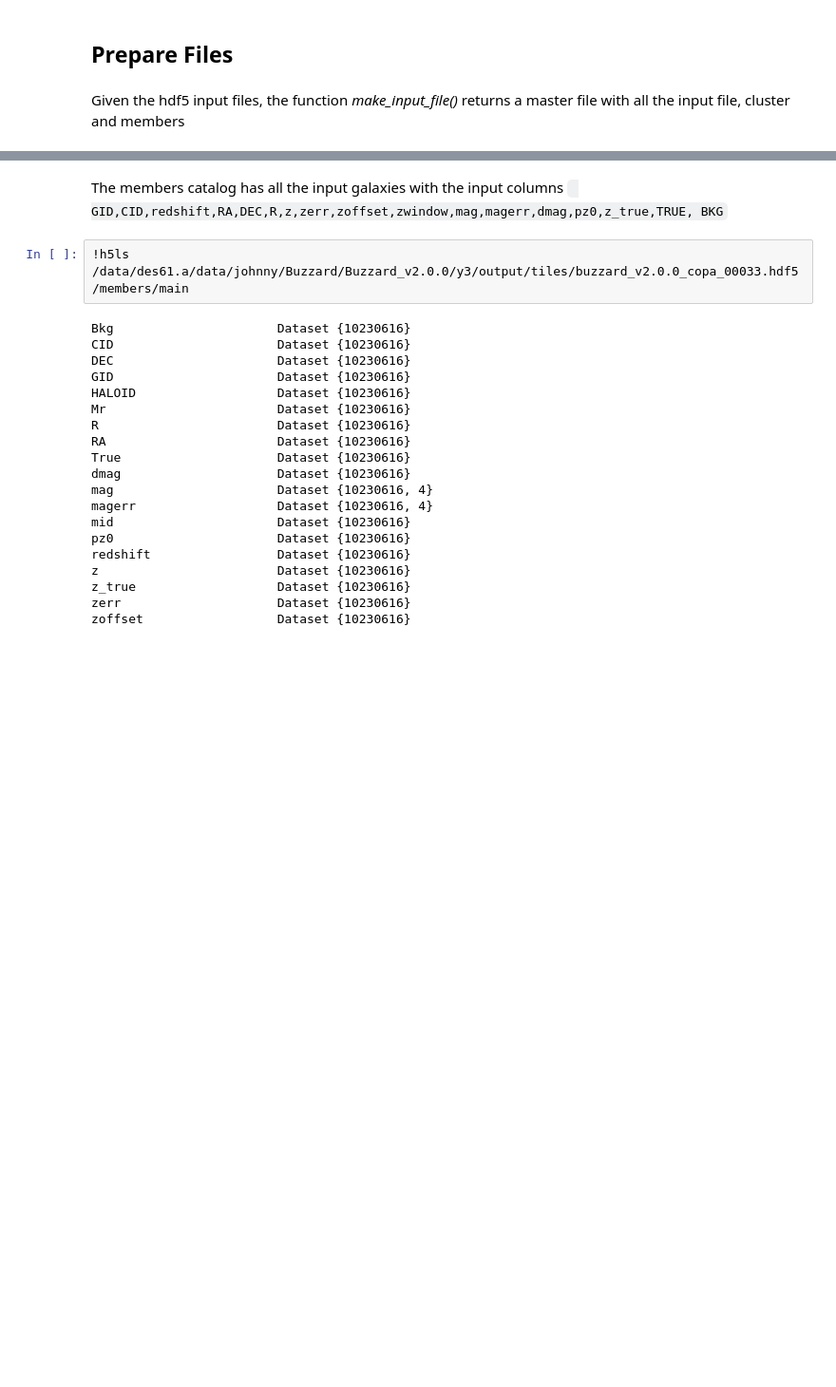
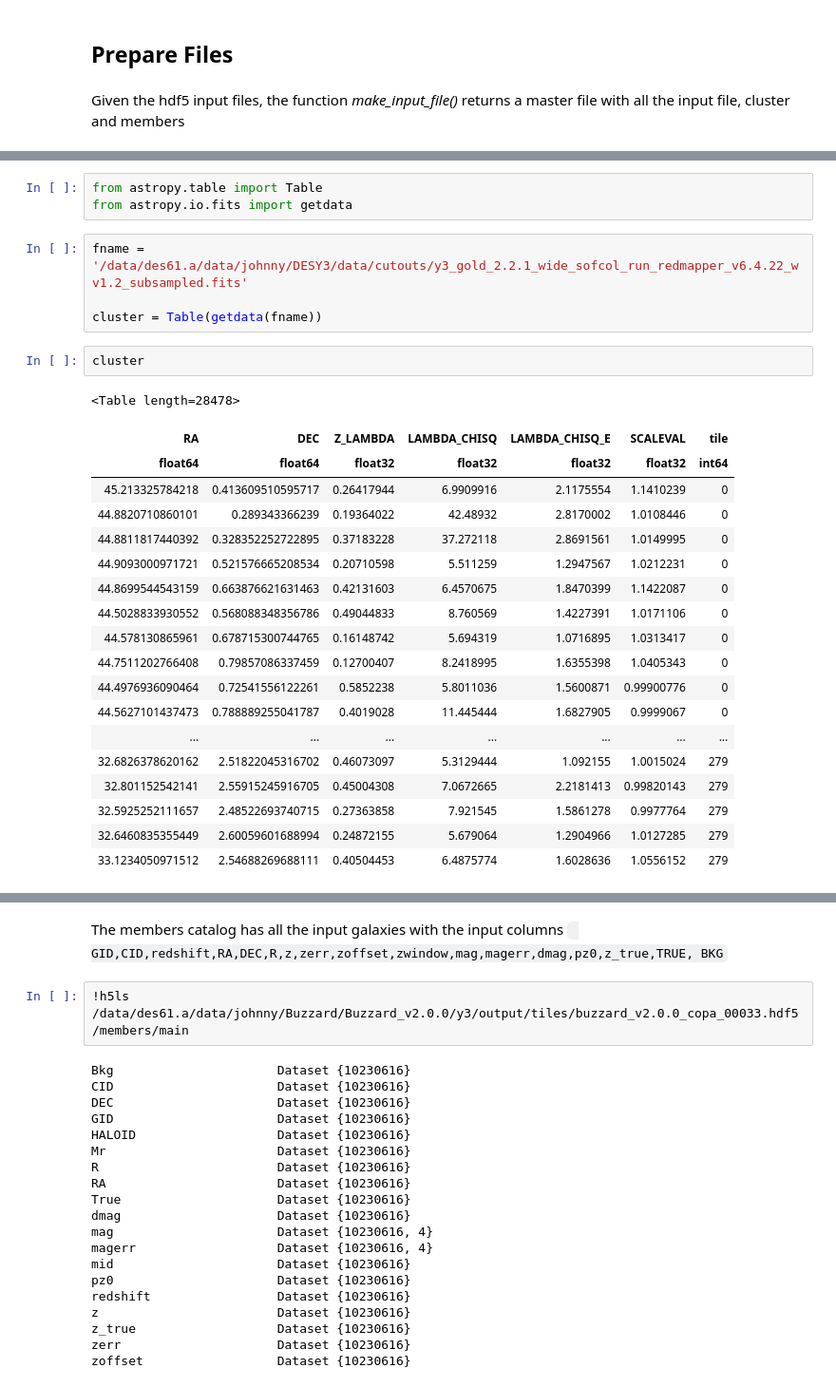
Before and after one commit to estevesjh/CopacabanaRuns, a Jupyter notebook: analysis/runs/prepareInputFiles.ipynb, the cells around one changed output, grey strips where cells are left out. Shown at 95% size. Drawn from its saved outputs; the diff is of its cells as text; blank space fills up the shorter version.

```diff
--- a/analysis/runs/prepareInputFiles.ipynb
+++ b/analysis/runs/prepareInputFiles.ipynb
@@ -50 +68,30 @@ copa.make_input_file()
+# %%
+from astropy.table import Table
+from astropy.io.fits import getdata
+# %%
+fname = '/data/des61.a/data/johnny/DESY3/data/cutouts/y3_gold_2.2.1_wide_sofcol_run_redmapper_v6.4.22_wv1.2_subsampled.fits'
+
+cluster = Table(getdata(fname))
+# %%
+cluster
+# %% [output]
+<Table length=28478>
+| RA | DEC | Z_LAMBDA | LAMBDA_CHISQ | LAMBDA_CHISQ_E | SCALEVAL | tile |
+| float64 | float64 | float32 | float32 | float32 | float32 | int64 |
+| 45.213325784218 | 0.413609510595717 | 0.26417944 | 6.9909916 | 2.1175554 | 1.1410239 | 0 |
+| 44.8820710860101 | 0.289343366239 | 0.19364022 | 42.48932 | 2.8170002 | 1.0108446 | 0 |
+| 44.8811817440392 | 0.328352252722895 | 0.37183228 | 37.272118 | 2.8691561 | 1.0149995 | 0 |
+| 44.9093000971721 | 0.521576665208534 | 0.20710598 | 5.511259 | 1.2947567 | 1.0212231 | 0 |
+| 44.8699544543159 | 0.663876621631463 | 0.42131603 | 6.4570675 | 1.8470399 | 1.1422087 | 0 |
+| 44.5028833930552 | 0.568088348356786 | 0.49044833 | 8.760569 | 1.4227391 | 1.0171106 | 0 |
+| 44.578130865961 | 0.678715300744765 | 0.16148742 | 5.694319 | 1.0716895 | 1.0313417 | 0 |
+| 44.7511202766408 | 0.79857086337459 | 0.12700407 | 8.2418995 | 1.6355398 | 1.0405343 | 0 |
+| 44.4976936090464 | 0.72541556122261 | 0.5852238 | 5.8011036 | 1.5600871 | 0.99900776 | 0 |
+| 44.5627101437473 | 0.788889255041787 | 0.4019028 | 11.445444 | 1.6827905 | 0.9999067 | 0 |
+| ... | ... | ... | ... | ... | ... | ... |
+| 32.6826378620162 | 2.51822045316702 | 0.46073097 | 5.3129444 | 1.092155 | 1.0015024 | 279 |
+| 32.801152542141 | 2.55915245916705 | 0.45004308 | 7.0672665 | 2.2181413 | 0.99820143 | 279 |
+| 32.5925252111657 | 2.48522693740715 | 0.27363858 | 7.921545 | 1.5861278 | 0.9977764 | 279 |
+| 32.6460835355449 | 2.60059601688994 | 0.24872155 | 5.679064 | 1.2904966 | 1.0127285 | 279 |
+| 33.1234050971512 | 2.54688269688111 | 0.40504453 | 6.4875774 | 1.6028636 | 1.0556152 | 279 |
 # %%
```
Also changed, not shown: parts of 12 cells of this notebook, 16 other files.
